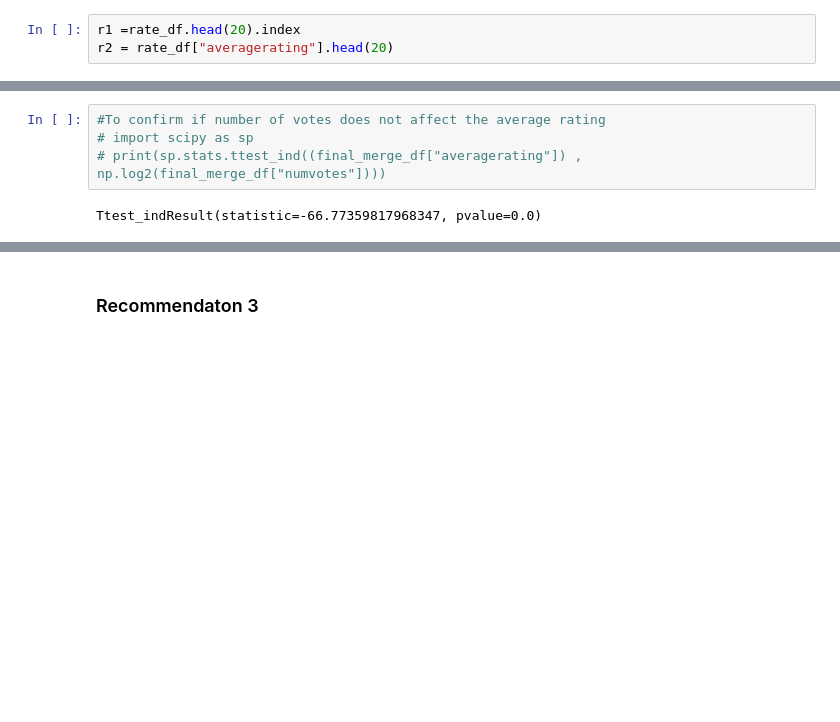
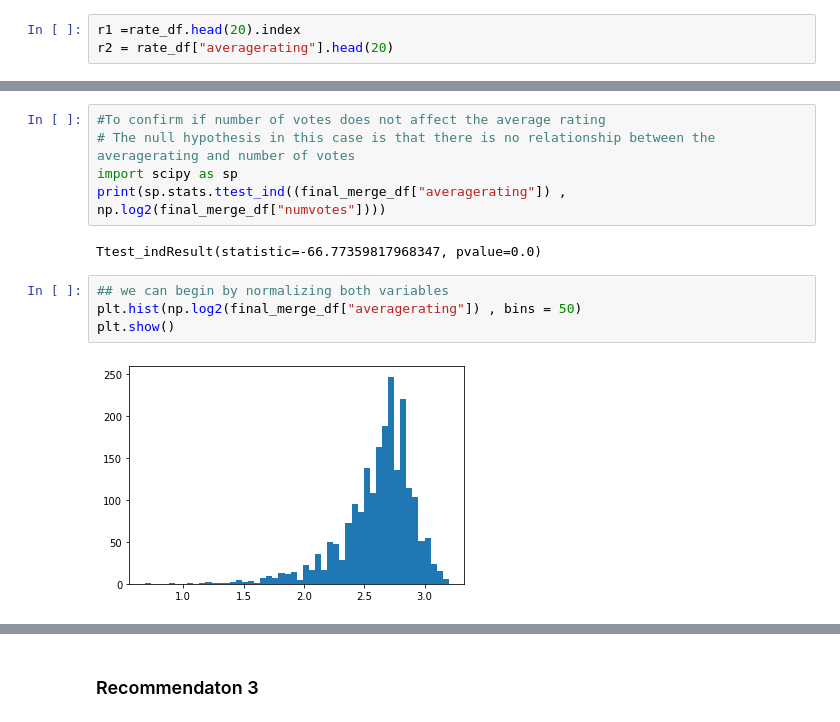
Before and after one commit to lucynjoroge/dsc-phase-1-project-v2-4, a Jupyter notebook: student.ipynb, the cells around one changed output, grey strips where cells are left out. Saved outputs shown, nothing was run; the diff lists cells and outputs as text; blank space fills up the shorter version.

```diff
--- a/student.ipynb
+++ b/student.ipynb
@@ -804,7 +810,14 @@ plt.show();
 # %%
 #To confirm if number of votes does not affect the average rating
-# import scipy as sp
-# print(sp.stats.ttest_ind((final_merge_df["averagerating"]) , np.log2(final_merge_df["numvotes"])))
+# The null hypothesis in this case is that there is no relationship between the averagerating and number of votes
+import scipy as sp
+print(sp.stats.ttest_ind((final_merge_df["averagerating"]) , np.log2(final_merge_df["numvotes"])))
 # %% [output]
 Ttest_indResult(statistic=-66.77359817968347, pvalue=0.0)
+# %%
+## we can begin by normalizing both variables
+plt.hist(np.log2(final_merge_df["averagerating"]) , bins = 50)
+plt.show()
+# %% [output]
+[figure, added]
 # %%
```
Also changed, not shown: parts of 34 cells of this notebook.
